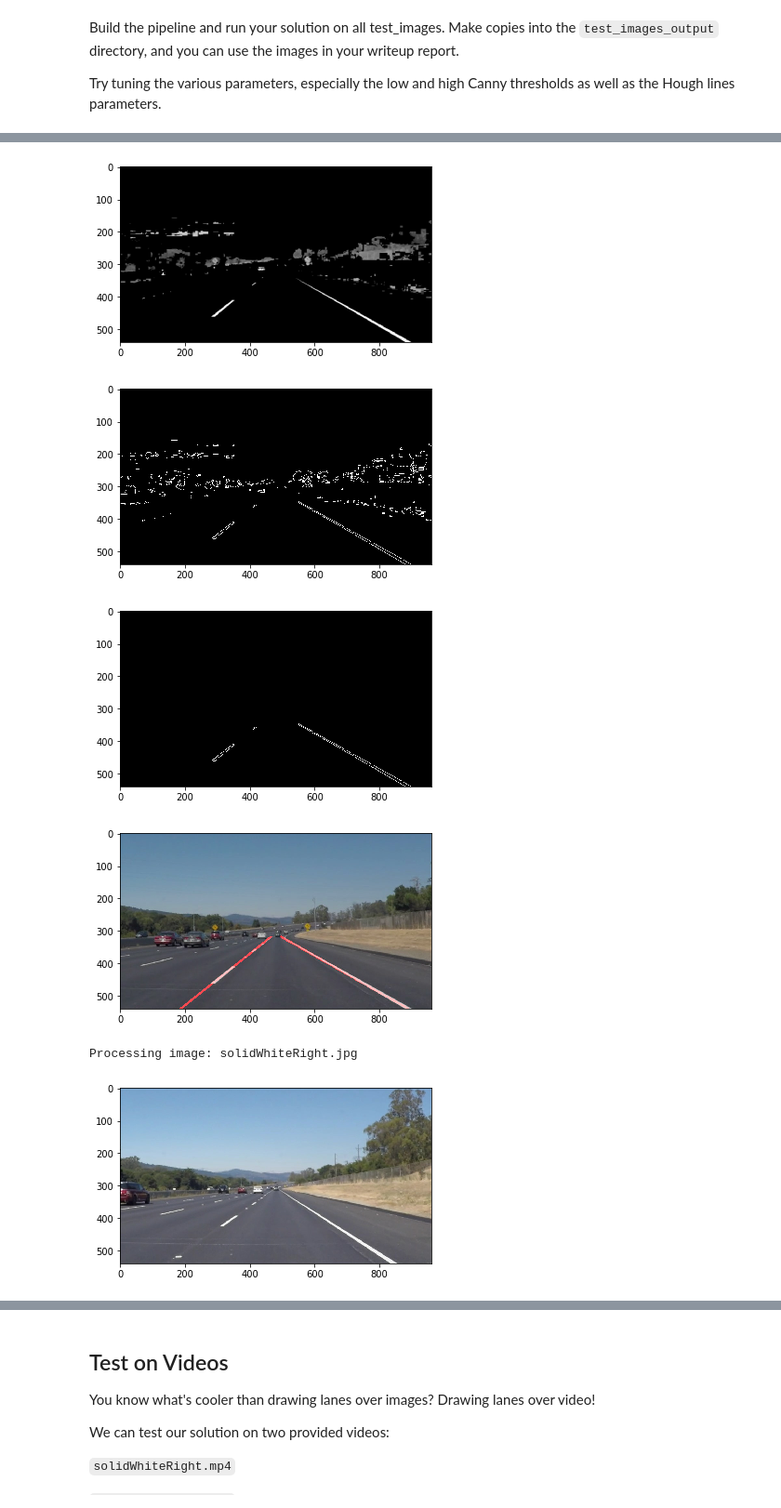
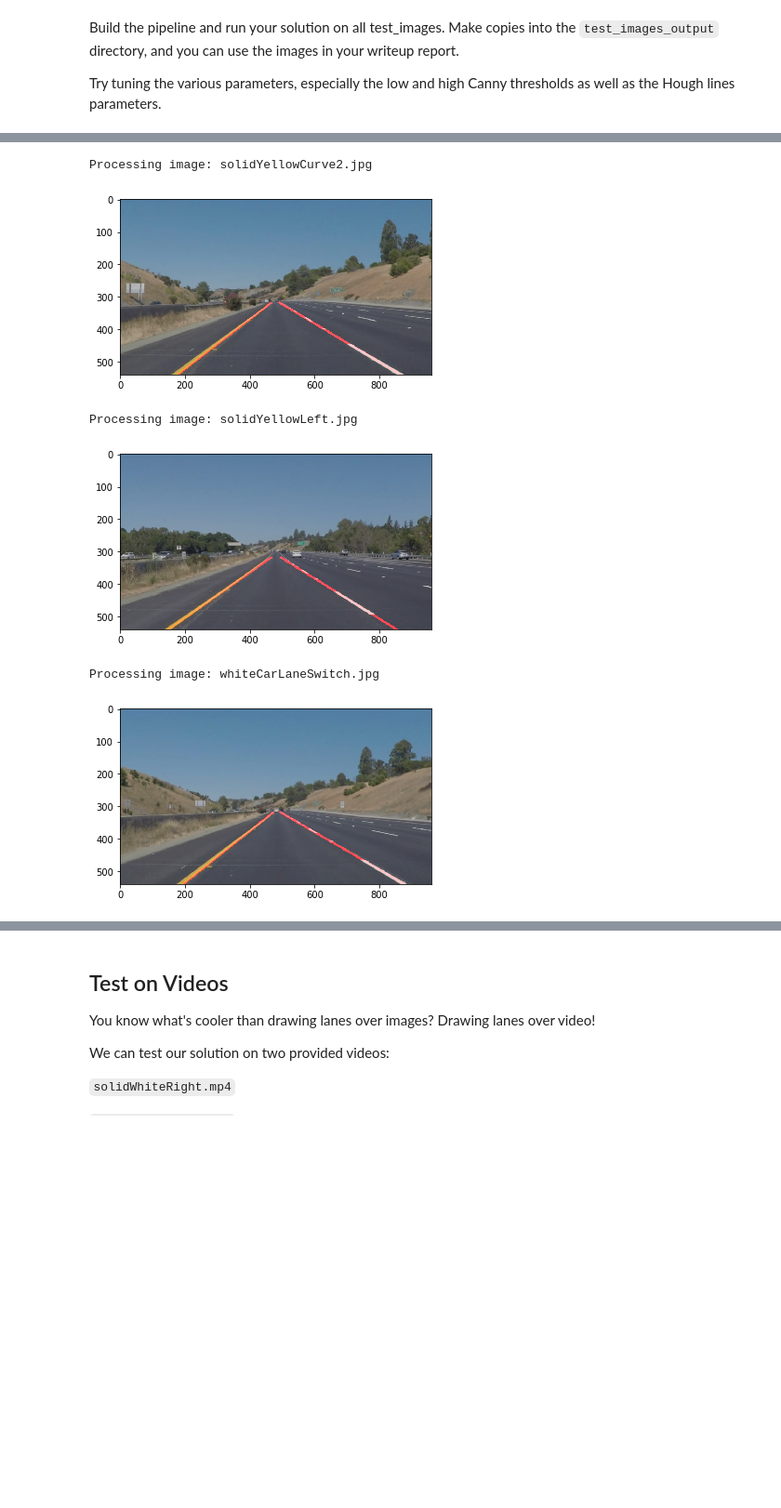
Before and after one commit to DmitriySemenov/SDCE_Project1, a Jupyter notebook: P1.ipynb, the cells around one changed output, grey strips where cells are left out. Shown at 93% size. Cells and saved outputs as stored; diff of their text form; code cells hidden in the pictures; blank space fills up the shorter version.

Commit message:
Created writeup and added writeup images. Disable debug plots.

```diff
--- a/P1.ipynb
+++ b/P1.ipynb
@@ -310,8 +310,8 @@ for idx, img in enumerate(os.listdir("test_images/")):
     #0 Load image
     print('Processing image: '+img)
     image = mpimg.imread('test_images/' + img)
-    plt.imshow(image)
-    plt.show()
+    #plt.imshow(image)
+    #plt.show()
 
     #1 Convert to HSV
     hsvimg = hsv(image)
@@ -329,26 +329,37 @@ for idx, img in enumerate(os.listdir("test_images/")):
     colormask = cv2.bitwise_or(yellow_mask, white_mask)
     # Color mask image
     colormaskedimg = cv2.bitwise_and(image, image, mask = colormask)
-    plt.imshow(colormaskedimg)
-    plt.show()
+    #plt.imshow(colormaskedimg)
+    #plt.show()
+    if idx == 1:
+        save_img(colormaskedimg,'writeup_images/colormasked.jpg')
 
     #3 Convert to grayscale
     grayimg = grayscale(colormaskedimg)
-    plt.imshow(grayimg, cmap='gray')
-    plt.show()
+    #plt.imshow(grayimg, cmap='gray')
+    #plt.show()
+    if idx == 1:
+        gray = cv2.cvtColor(grayimg, cv2.COLOR_GRAY2RGB)
+        save_img(gray,'writeup_images/gray.jpg')
 
     #4 Gaussian blur with kernel of size 5
     kernel_size = 5
     blurred = gaussian_blur(grayimg, kernel_size)
-    plt.imshow(blurred, cmap='gray')
-    plt.show()
+    #plt.imshow(blurred, cmap='gray')
+    #plt.show()
+    if idx == 1:
+        blur = cv2.cvtColor(blurred, cv2.COLOR_GRAY2RGB)
+        save_img(blur,'writeup_images/blurred.jpg')
 
     #5 Canny edge detection
     low_threshold = 50
     high_threshold = 150
     edges = canny(blurred, low_threshold, high_threshold)
-    plt.imshow(edges, cmap='gray')
-    plt.show()
+    #plt.imshow(edges, cmap='gray')
+    #plt.show()
+    if idx == 1:
+        edge = cv2.cvtColor(edges, cv2.COLOR_GRAY2RGB)
+        save_img(edge,'writeup_images/edges.jpg')
 
     #6 Define region of interest and mask away the rest
     #Find image size to create verticies
@@ -357,8 +368,11 @@ for idx, img in enumerate(os.listdir("test_images/")):
 
     vertices = np.array([[(0,y_height),(x_width*0.48, y_height*0.59), (x_width*0.51, y_height*0.59), (x_width,y_height)]], dtype=np.int32)
     masked_img = region_of_interest(edges,vertices)
-    plt.imshow(masked_img, cmap='gray')
-    plt.show()
+    #plt.imshow(masked_img, cmap='gray')
+    #plt.show()
+    if idx == 1:
+        masked = cv2.cvtColor(masked_img, cv2.COLOR_GRAY2RGB)
+        save_img(masked,'writeup_images/masked.jpg')
 
     #7 Hough lines
     # Define the Hough transform parameters
@@ -375,6 +389,8 @@ for idx, img in enumerate(os.listdir("test_images/")):
     finalimg = weighted_img(lines, image)
     plt.imshow(finalimg)
     plt.show()
+    if idx == 1:
+        save_img(finalimg,'writeup_images/final.jpg')
 
     #9 Save to folder
     save_img(finalimg,'test_images_output/' + img)
@@ -386,6 +404,6 @@ Processing image: solidWhiteCurve.jpg
+Processing image: solidYellowCurve2.jpg
-[figure, old version]
+[figure, new version]
+Processing image: solidYellowLeft.jpg
-[figure, old version]
+[figure, new version]
+Processing image: whiteCarLaneSwitch.jpg
-[figure, old version]
+[figure, new version]
-[figure, removed]
-Processing image: solidWhiteRight.jpg
-[figure, removed]
```
Also changed, not shown: parts of 4 cells of this notebook, 7 other files.
